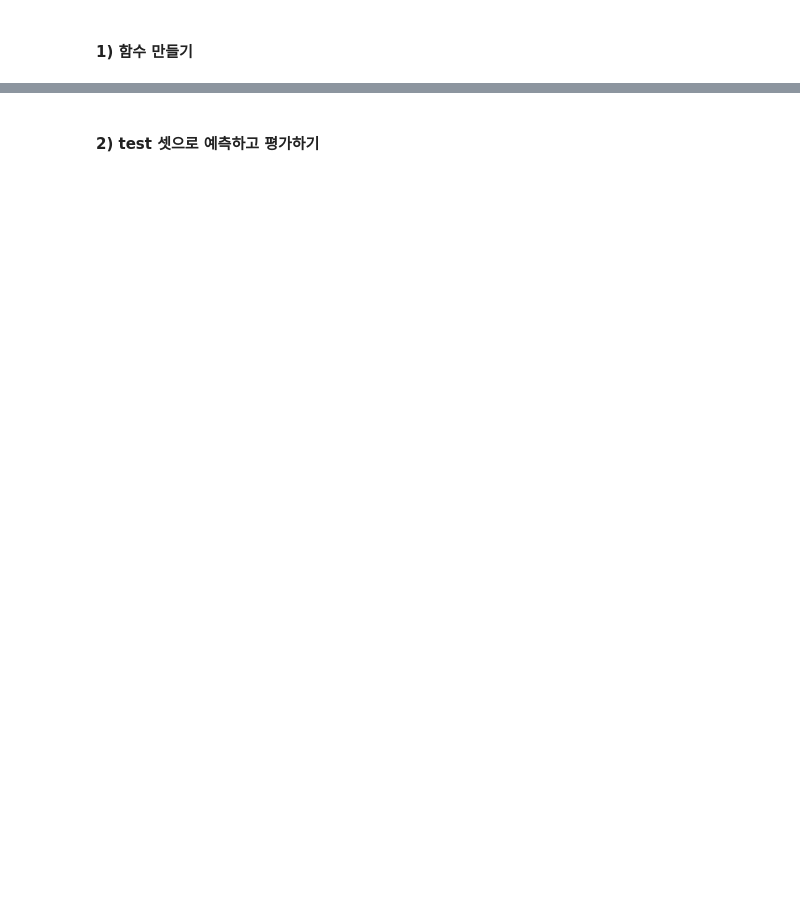
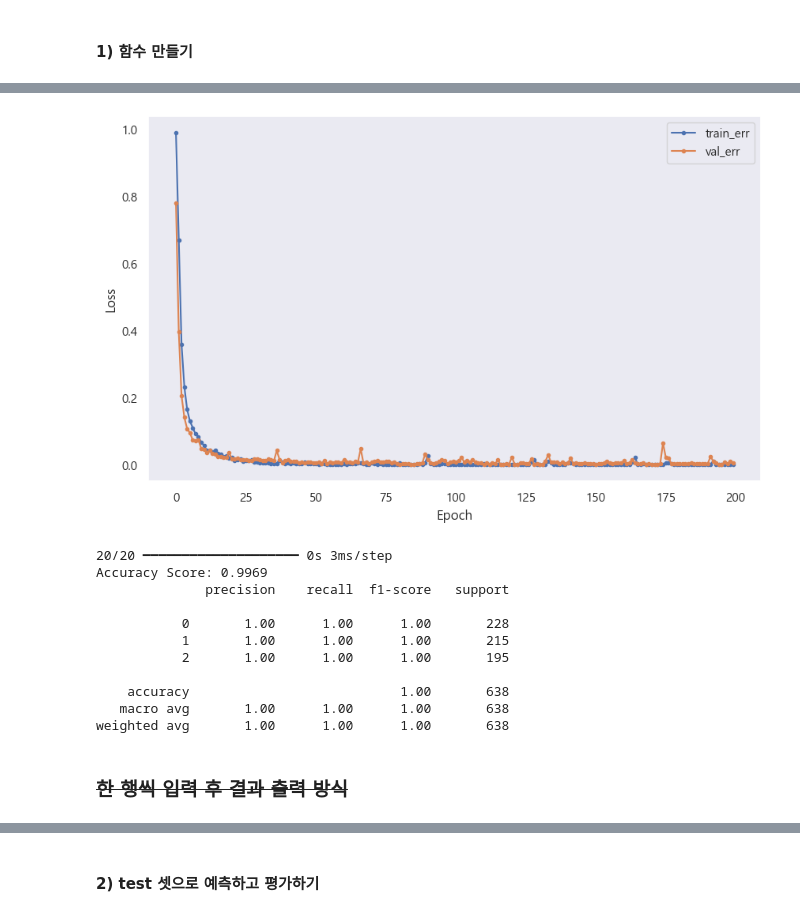
Before and after one commit to Sihyeon0123/AIVLE_School, a Jupyter notebook: 1차 미니프로젝트/스마트폰 센서 데이터 기반 모션 분류/3.단계별 모델링.ipynb, the cells around one changed output, grey strips where cells are left out. Drawn from its saved outputs; the diff is of its cells as text; code cells hidden in the pictures; blank space fills up the shorter version.

```diff
--- a/1차 미니프로젝트/스마트폰 센서 데이터 기반 모션 분류/3.단계별 모델링.ipynb
+++ b/1차 미니프로젝트/스마트폰 센서 데이터 기반 모션 분류/3.단계별 모델링.ipynb
@@ -828,3 +869,58 @@ dynamic_model_multi.fit(
+# %%
+# 동적 활동 다중 분류
+dynamic_model_multi = Sequential([
+    Input(shape=(X_train_dynamic_multi.shape[1],)),
+    Dense(256, activation='relu'),
+    Dropout(0.2),
+    Dense(128, activation='relu'),
+    Dropout(0.1),
+    Dense(128, activation='relu'),
+    Dropout(0.1),
+    Dense(64, activation='relu'),
+    Dense(len(np.unique(y_train_dynamic_multi)), activation='softmax')
+])
+
+# 컴파일 및 학습
+dynamic_model_multi.compile(
+    optimizer=Adam(learning_rate=0.0001),
+    loss='sparse_categorical_crossentropy',
+    metrics=['accuracy']
+)
+
+dynamic_model_multi_hist = dynamic_model_multi.fit(
+    X_train_dynamic_multi, y_train_dynamic_multi,
+    validation_data=(X_val_dynamic_multi, y_val_dynamic_multi),
+    epochs=200,
+    batch_size=32,
+    verbose=0
+)
+# %%
+dl_history_plot(dynamic_model_multi_hist.history)
+
+# 예측 및 평가
+dynamic_model_multi_pred = dynamic_model_multi.predict(X_test_dynamic_multi)
+dynamic_model_multi_pred_classes = dynamic_model_multi_pred.argmax(axis=1)
+
+
+dynamic_model_multi_acc = accuracy_score(y_test_dynamic_multi, dynamic_model_multi_pred_classes)
+print(f"Accuracy Score: {dynamic_model_multi_acc:.4f}")
+
+print(classification_report(y_test_dynamic_multi, dynamic_model_multi_pred_classes))
+# %% [output]
+[figure, added]
+20/20 ━━━━━━━━━━━━━━━━━━━━ 0s 3ms/step
+Accuracy Score: 0.9969
+              precision    recall  f1-score   support
+
+           0       1.00      1.00      1.00       228
+           1       1.00      1.00      1.00       215
+           2       1.00      1.00      1.00       195
+
+    accuracy                           1.00       638
+   macro avg       1.00      1.00      1.00       638
+weighted avg       1.00      1.00      1.00       638
+# %% [markdown]
+### ~~한 행씩 입력 후 결과 출력 방식~~
 # %%
 from tqdm import tqdm
 
```
Also changed, not shown: parts of 20 cells of this notebook.
